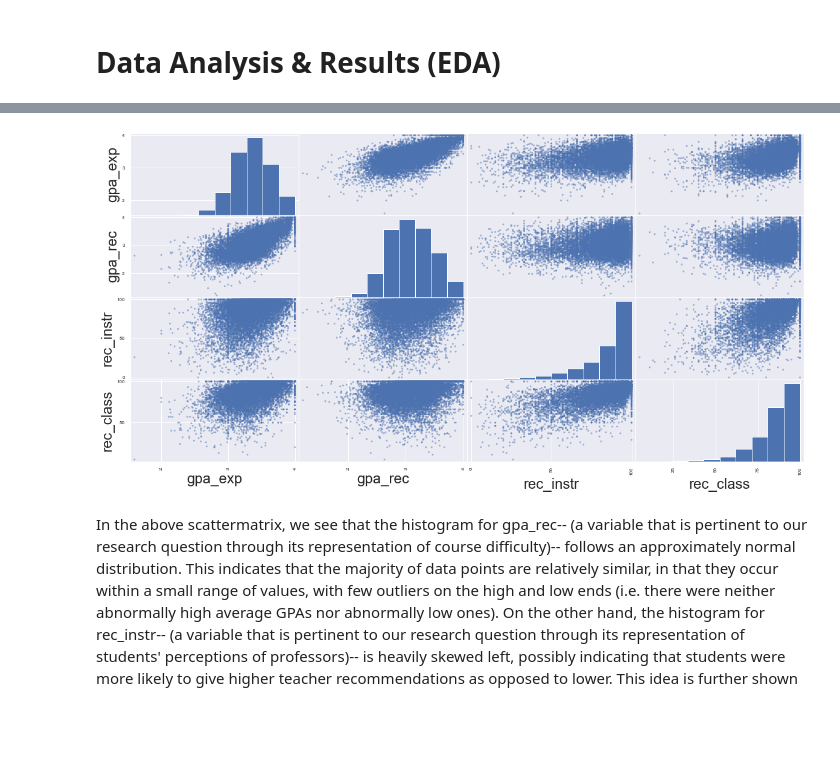
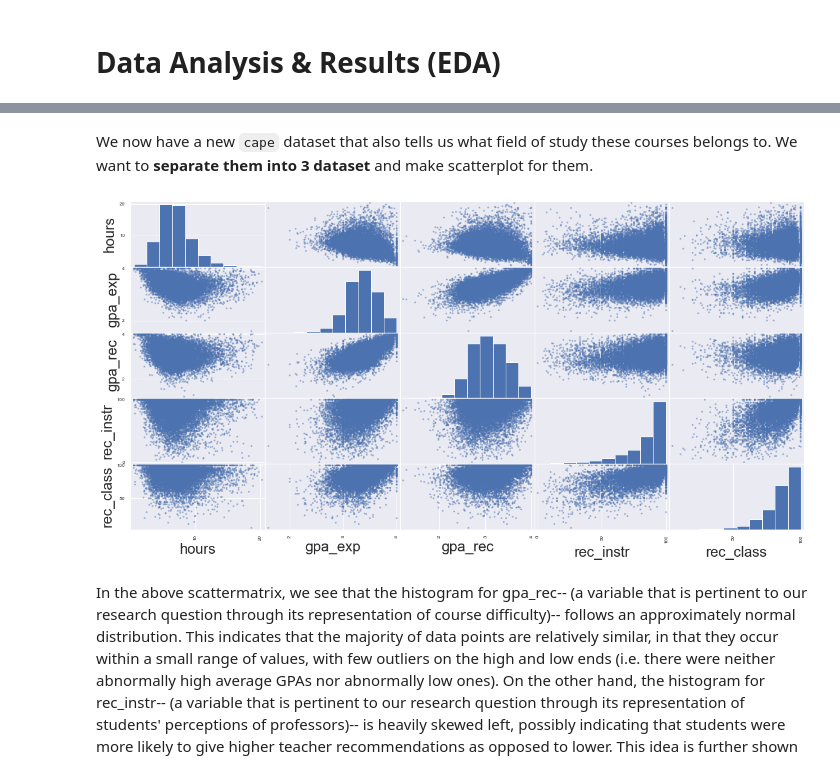
Before and after one commit to p-ghag/DataScience, a Jupyter notebook: EDACheckpoint_group046.ipynb, the cells around one changed output, grey strips where cells are left out. Saved outputs shown, nothing was run; the diff lists cells and outputs as text; code cells hidden in the pictures; blank space fills up the shorter version.

Commit message:
EDA, outlier adjustment, eval number and ratio check, descriptions

```diff
--- a/EDACheckpoint_group046.ipynb
+++ b/EDACheckpoint_group046.ipynb
@@ -232,0 +202,3 @@ cape_hum.head()
+# %%
+print("Dropped courses with less than 5 evaluations:", len(cape[cape["eval"] < 5]))
+cape = cape[cape["eval"] >= 5]
@@ -232,0 +209,3 @@ cape_hum.head()
+# %%
+cape["eval_rate"] = cape["eval"] / cape["enrolled"]
+plot_eval_rate = sns.histplot(cape["eval_rate"], kde=True)
@@ -232,0 +214,3 @@ cape_hum.head()
+# %%
+print("Dropped courses with less than 20% evaluation rates:", len(cape[cape["eval_rate"] < 0.2]))
+cape = cape[cape["eval_rate"] >= 0.2]
@@ -233,8 +242,14 @@ cape_hum.head()
+# %% [markdown]
+We now have a new `cape` dataset that also tells us what field of study these courses belongs to. We want to __separate them into 3 dataset__ and make scatterplot for them.
+# %%
+cape_stem = cape[cape['field'] == "stem"]
+cape_social_sci = cape[cape['field'] == "social_sci"]
+cape_hum = cape[cape['field'] == "hum"]
 # %%
 # generate a scatter matrix of stem professors
-fig1 = pd.plotting.scatter_matrix(cape_stem[['gpa_exp','gpa_rec','rec_instr','rec_class']], figsize=(20, 10))
+fig1 = pd.plotting.scatter_matrix(cape_stem[['hours','gpa_exp','gpa_rec','rec_instr','rec_class']], figsize=(20, 10))
 # %% [output]
-[figure, old version]
+[figure, new version]
 # %% [markdown]
 In the above scattermatrix, we see that the histogram for gpa_rec-- (a variable that is pertinent to our research question through its representation of course difficulty)-- follows an approximately normal distribution. This indicates that the majority of data points are relatively similar, in that they occur within a small range of values, with few outliers on the high and low ends (i.e. there were neither abnormally high average GPAs nor abnormally low ones). On the other hand, the histogram for rec_instr-- (a variable that is pertinent to our research question through its representation of students' perceptions of professors)-- is heavily skewed left, possibly indicating that students were more likely to give higher teacher recommendations as opposed to lower. This idea is further shown in the scatterplot depicting the relationship between gpa_rec (on the x-axis) and rec_instr (on the y-axis), whereby a larger density of points can be found situated in the topmost (higher) side of the plot, indicating typically higher recommendation values for a range of class GPAs. We will explore this relationship further to gain a more nuanced analysis of exactly how strong (or weak) this relationship between class GPA and teacher recommendation percentages is for STEM classes in comparison to those within the Social Science and Humanities departments.
 # %%
```
Also changed, not shown: parts of 35 cells of this notebook.
